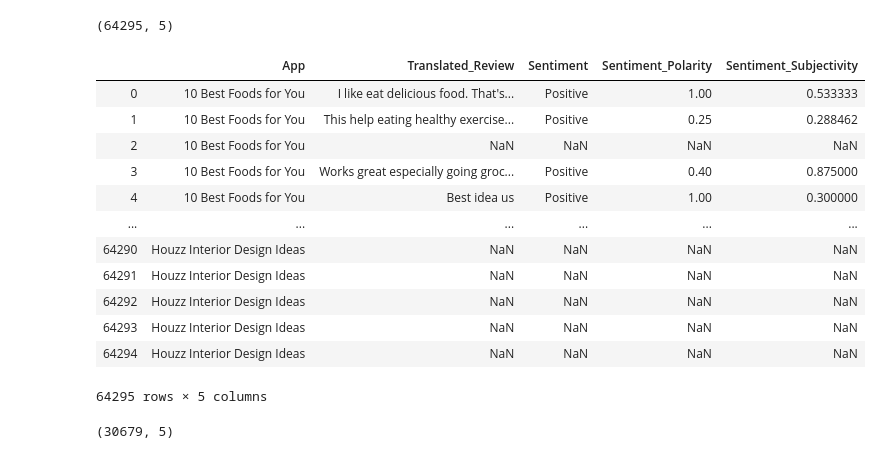
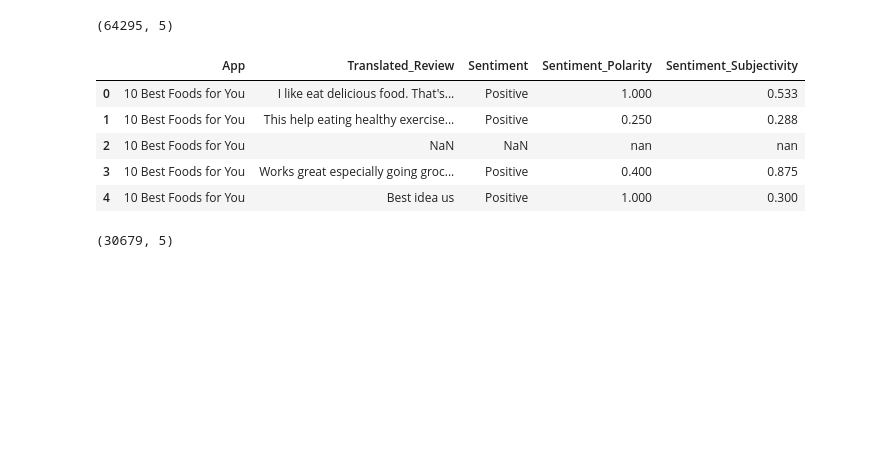
Before and after one commit to sarafkp/Python-for-Data-Science, a Jupyter notebook: Project/pg_final_project_1.0.ipynb, the cells around one changed output. Drawn from its saved outputs; the diff is of its cells as text; code cells hidden in the pictures; blank space fills up the shorter version.

```diff
--- a/Project/pg_final_project_1.0.ipynb
+++ b/Project/pg_final_project_1.0.ipynb
@@ -24,21 +29,14 @@ playstore_user_reviews_df.shape
 # %% [output]
 (64295, 5)
 # %%
-playstore_user_reviews_df
+playstore_user_reviews_df.head()
 # %% [output]
 |  | App | Translated_Review | Sentiment | Sentiment_Polarity | Sentiment_Subjectivity |
-| 0 | 10 Best Foods for You | I like eat delicious food. That's... | Positive | 1.00 | 0.533333 |
-| 1 | 10 Best Foods for You | This help eating healthy exercise... | Positive | 0.25 | 0.288462 |
-| 2 | 10 Best Foods for You | NaN | NaN | NaN | NaN |
-| 3 | 10 Best Foods for You | Works great especially going groc... | Positive | 0.40 | 0.875000 |
-| 4 | 10 Best Foods for You | Best idea us | Positive | 1.00 | 0.300000 |
-| ... | ... | ... | ... | ... | ... |
-| 64290 | Houzz Interior Design Ideas | NaN | NaN | NaN | NaN |
-| 64291 | Houzz Interior Design Ideas | NaN | NaN | NaN | NaN |
-| 64292 | Houzz Interior Design Ideas | NaN | NaN | NaN | NaN |
-| 64293 | Houzz Interior Design Ideas | NaN | NaN | NaN | NaN |
-| 64294 | Houzz Interior Design Ideas | NaN | NaN | NaN | NaN |
+| 0 | 10 Best Foods for You | I like eat delicious food. That's... | Positive | 1.000 | 0.533 |
+| 1 | 10 Best Foods for You | This help eating healthy exercise... | Positive | 0.250 | 0.288 |
+| 2 | 10 Best Foods for You | NaN | NaN | nan | nan |
+| 3 | 10 Best Foods for You | Works great especially going groc... | Positive | 0.400 | 0.875 |
+| 4 | 10 Best Foods for You | Best idea us | Positive | 1.000 | 0.300 |
-64295 rows × 5 columns
 # %%
 playstore_user_reviews_df_1 = playstore_user_reviews_df.drop_duplicates()
 # %%
```
Also changed, not shown: parts of 23 cells of this notebook, 1 other file.
